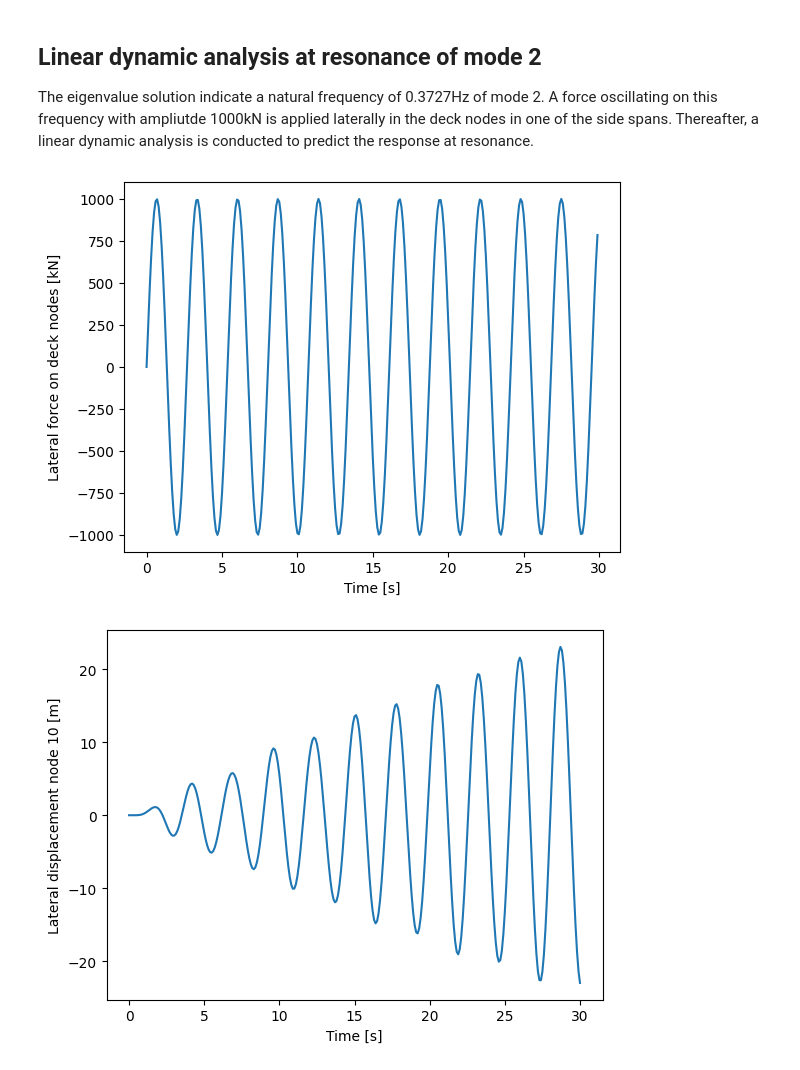
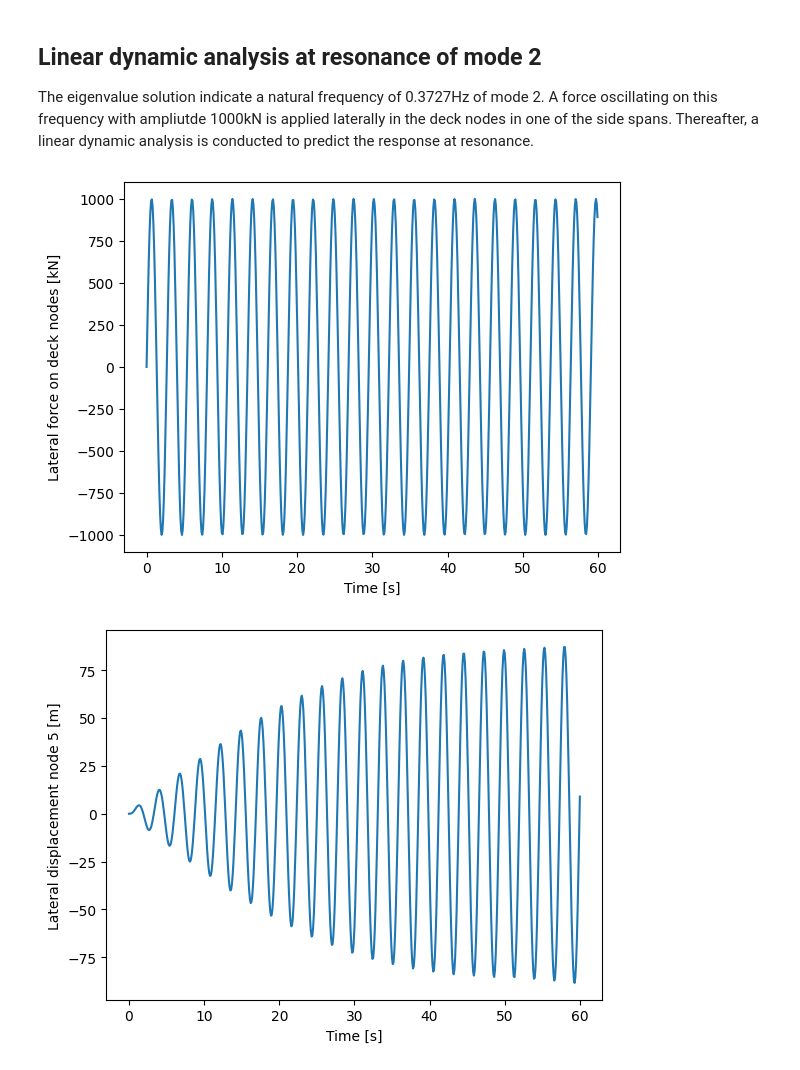
Before and after one commit to knutankv/beef, a Jupyter notebook: examples/Static and dynamic analysis of frame in 3D.ipynb, the cells around one changed output. Saved outputs shown, nothing was run; the diff lists cells and outputs as text; code cells hidden in the pictures.

```diff
--- a/examples/Static and dynamic analysis of frame in 3D.ipynb
+++ b/examples/Static and dynamic analysis of frame in 3D.ipynb
@@ -93,3 +82,20 @@ assembly = fe.Assembly([part1, part2], constraints=constraints)
+# %%
+# Define two parts
+part1 = fe.Part(node_matrix1, element_matrix1, sections1)
+part2 = fe.Part(node_matrix2, element_matrix2, sections2)
+
+# Define constraints
+master_nodes = [8,13]
+slave_nodes = [104,204]
+
+constraints_tie = [fe.Constraint(master_nodes, slave_nodes=slave_nodes, dofs='all', node_type='beam3d')]
+constraints_fix = [fe.Constraint([101, 201], dofs='all', node_type='beam3d')]
+constraints_simplysupported = [fe.Constraint([1, 20], dofs='trans', node_type='beam3d')]
+
+constraints = constraints_tie + constraints_fix + constraints_simplysupported
+
+# Define assembly
+assembly = fe.Assembly([part1, part2], constraints=constraints)
 # %% [markdown]
 A plot of the system with element labels off and node labels on is then created:
 # %%
@@ -142,25 +148,27 @@ CanvasBackend(css_height='600px', css_width='800px')
 The eigenvalue solution indicate a natural frequency of 0.3727Hz of mode 2. A force oscillating on this frequency with ampliutde 1000kN is applied laterally in the deck nodes in one of the side spans. Thereafter, a linear dynamic analysis is conducted to predict the response at resonance.
 # %%
 # Create analysis: resonant linear dynamic response
-tmax = 30
+tmax = 60
 node_labels = [1,2,3,4,5,6,7,8]
+dt = 0.1 # for simulation
 
-t_force = np.arange(0, tmax, 0.1)
+t_force = np.arange(0, tmax, dt)
 om_force = 0.3727*(2*np.pi)
 force_amplitude = 1000e3*np.sin(t_force*om_force)
 
 forces = [fe.Force(node_labels, 1, force_amplitude, t=t_force)]
+analysis = fe.Analysis(assembly, forces=forces, t0=0, dt=dt,
+                       tmax=tmax, rayleigh=rayleigh)
 
-dt = 0.1 # for simulation
-analysis = fe.Analysis(assembly, forces=forces, t0=0, dt=dt, tmax=tmax, rayleigh=dict(mass=0, stiffness=0))
 analysis.run_lin_dynamic()
 # %%
 # Plots
+node_to_plot = 5
 plt.plot(t_force, force_amplitude/1e3)
 plt.xlabel('Time [s]'), plt.ylabel('Lateral force on deck nodes [kN]')
 plt.figure()
-plt.plot(analysis.t, analysis.u[10*6 + 1, :])
-__,__ = plt.xlabel('Time [s]'), plt.ylabel('Lateral displacement node 10 [m]')
+plt.plot(analysis.t, analysis.u[node_to_plot*6 + 1, :])
+__,__ = plt.xlabel('Time [s]'), plt.ylabel(f'Lateral displacement node {node_to_plot} [m]')
 # %% [output]
-[figure, old version]
+[figure, new version]
-[figure, old version]
+[figure, new version]
```
Also changed, not shown: parts of 5 cells of this notebook, 1 other file.
